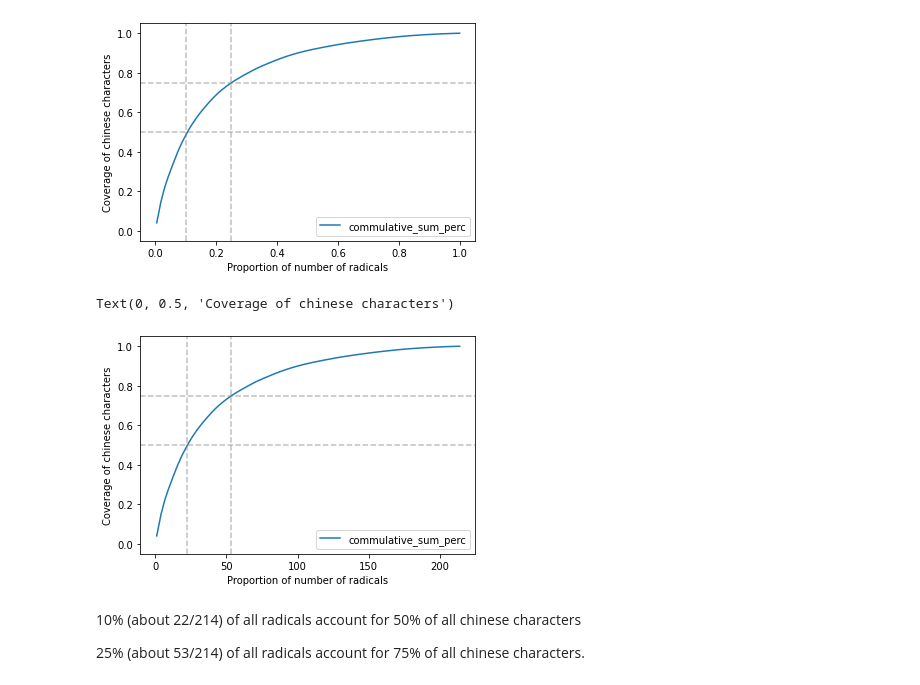
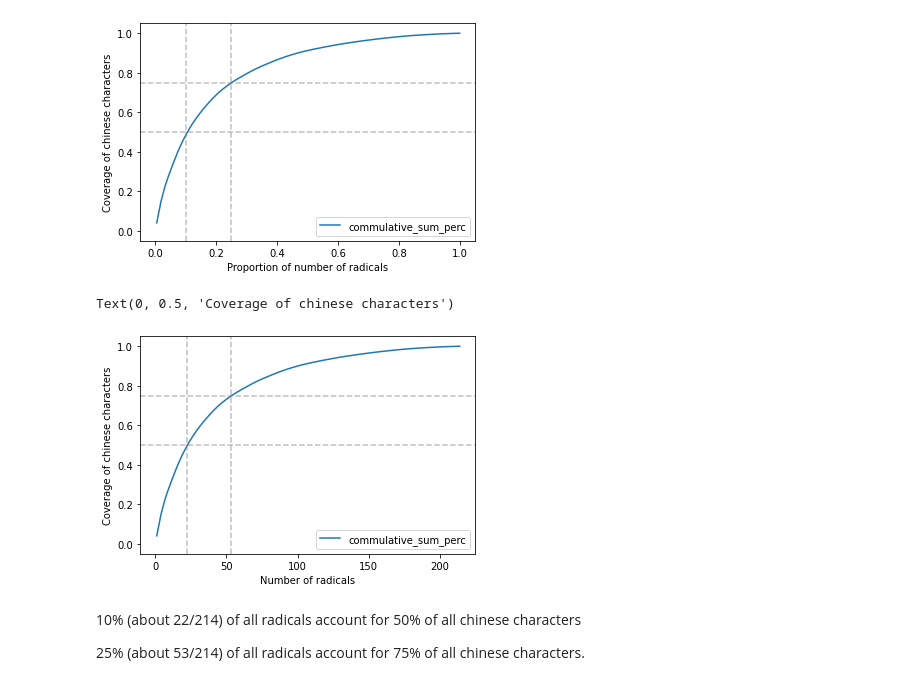
Before and after one commit to ptrstn/technikum-big-data, a Jupyter notebook: notebooks/eda.ipynb, the cells around one changed output. Saved outputs shown, nothing was run; the diff lists cells and outputs as text; code cells hidden in the pictures.

```diff
--- a/notebooks/eda.ipynb
+++ b/notebooks/eda.ipynb
@@ -364,18 +364,18 @@ Text(0, 0.5, 'Coverage of chinese characters')
 # %%
 import matplotlib.pyplot as plt
 
 cummulated.plot.line(x="radical_rank", y="commulative_sum_perc")
 plt.axline((53, 0), (53, 1), color="gray", linestyle='--', alpha=0.5)
 plt.axline((0, 0.75), (1, 0.75), color="gray", linestyle='--', alpha=0.5)
 
 plt.axline((22, 0), (22, 1), color="gray", linestyle='--', alpha=0.5)
 plt.axline((0, 0.5), (1, 0.5), color="gray", linestyle='--', alpha=0.5)
 
-plt.xlabel('Proportion of number of radicals')
+plt.xlabel('Number of radicals')
 plt.ylabel('Coverage of chinese characters')
 # %% [output]
 Text(0, 0.5, 'Coverage of chinese characters')
-[figure, old version]
+[figure, new version]
 # %% [markdown]
 10% (about 22/214) of all radicals account for 50% of all chinese characters
 
```
Also changed, not shown: 4 other files.
